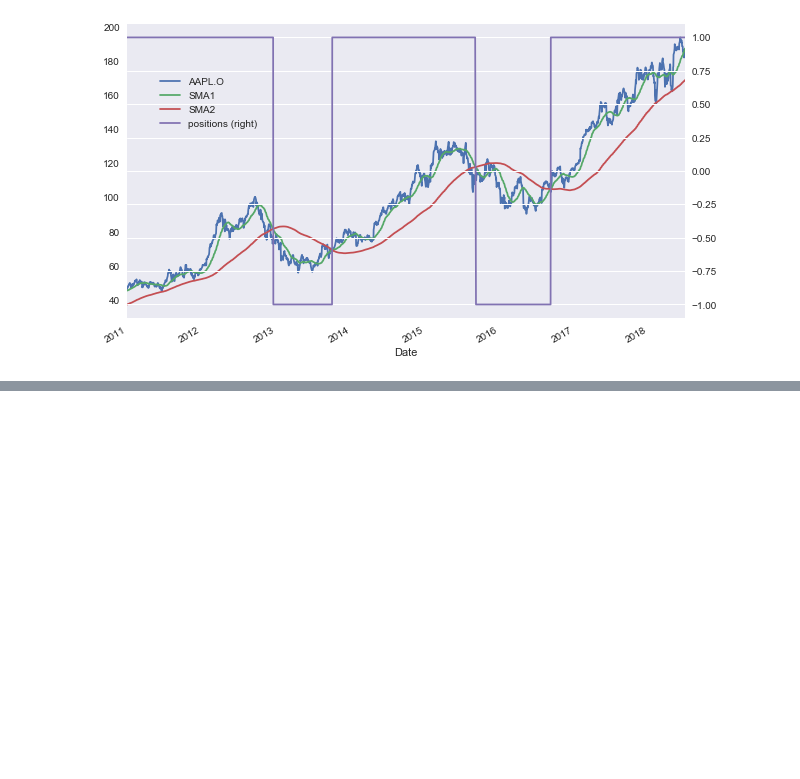
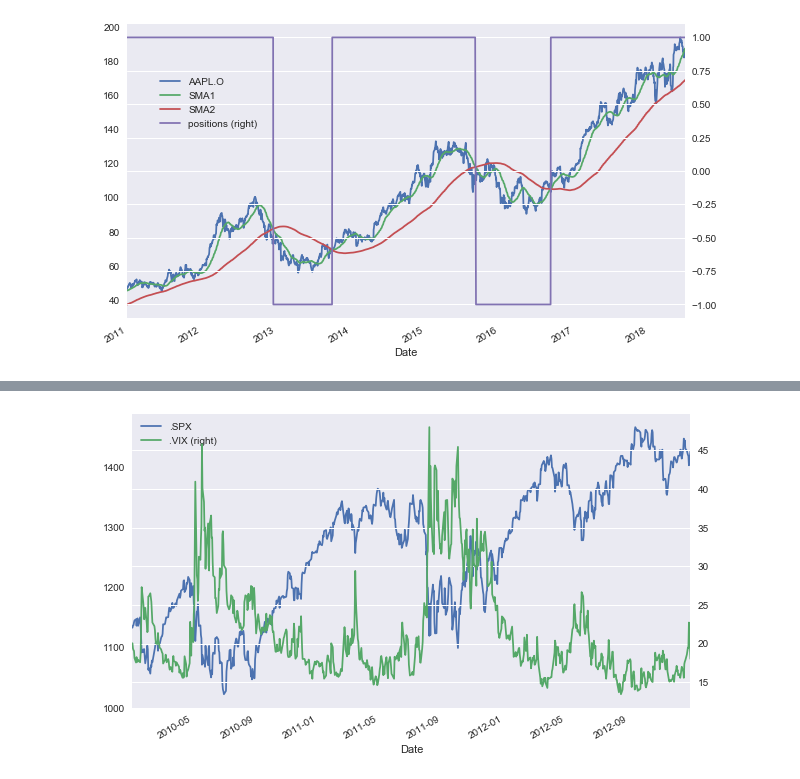
Before and after one commit to allaccountstaken/hilpisch, a Jupyter notebook: eda_financial_data.ipynb, the cells around one changed output, grey strips where cells are left out. Drawn from its saved outputs; the diff is of its cells as text; code cells hidden in the pictures; blank space fills up the shorter version.

```diff
--- a/start.ipynb
+++ b/eda_financial_data.ipynb
@@ -191,0 +213,5 @@ ax.get_legend().set_bbox_to_anchor((0.25, 0.85))
+# %%
+data.loc[:'2012-12-31'].plot(secondary_y='.VIX', figsize=(10,6))
+plt.show()
+# %% [output]
+[figure, added]
```
Also changed, not shown: parts of 5 cells of this notebook.
